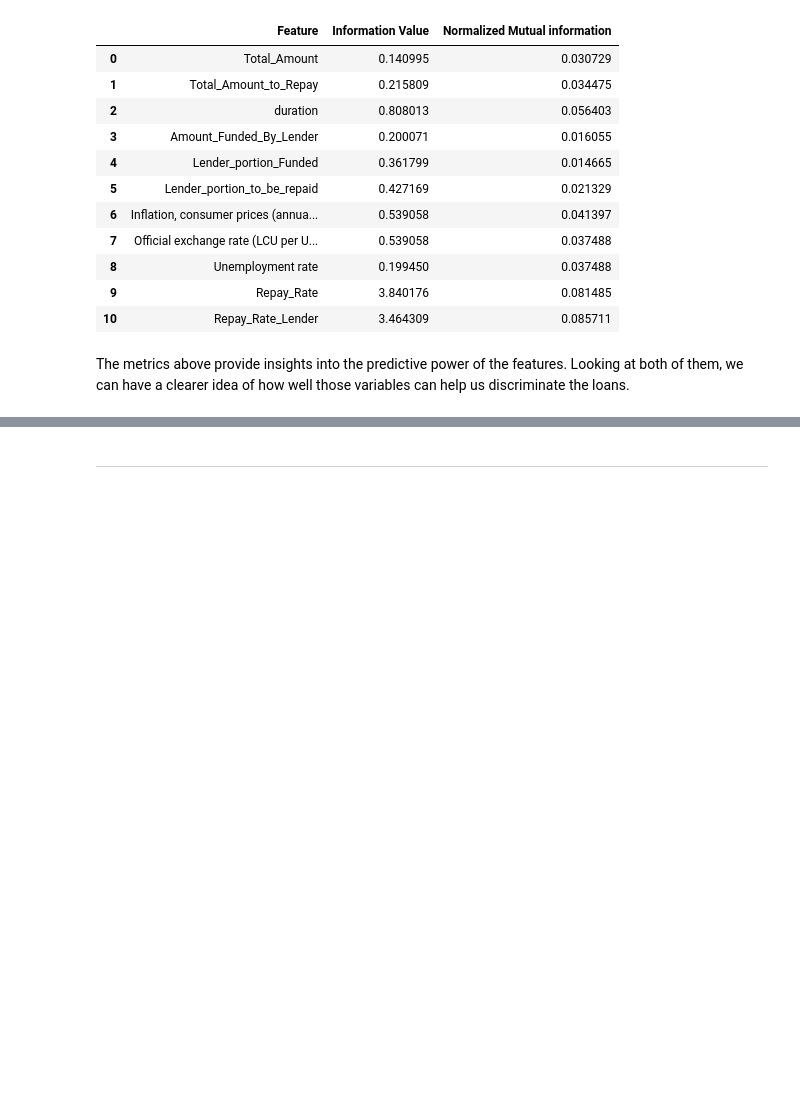
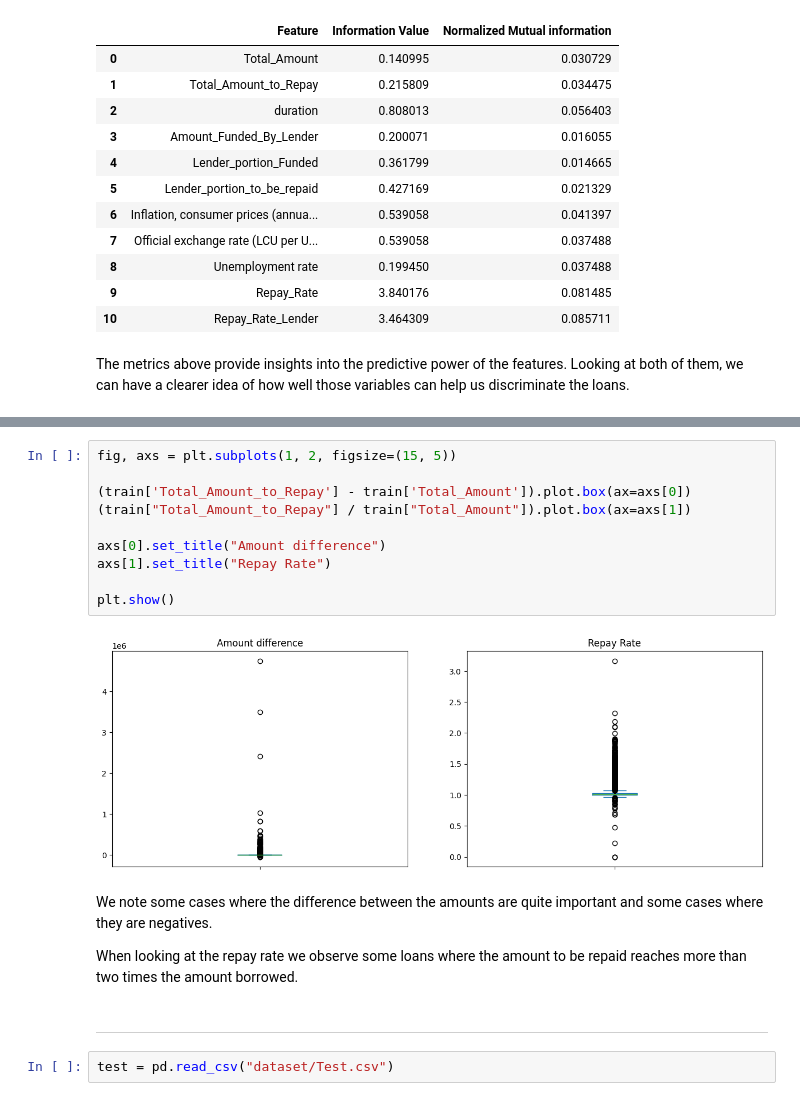
Before and after one commit to Toavina00/Zindi-credit-scoring, a Jupyter notebook: credit-scoring-EDA.ipynb, the cells around one changed output, grey strips where cells are left out. Drawn from its saved outputs; the diff is of its cells as text; blank space fills up the shorter version.

```diff
--- a/credit-scoring-EDA.ipynb
+++ b/credit-scoring-EDA.ipynb
@@ -367,2 +390,20 @@ The metrics above provide insights into the predictive power of the features. Lo
+# %%
+fig, axs = plt.subplots(1, 2, figsize=(15, 5))
+
+(train['Total_Amount_to_Repay'] - train['Total_Amount']).plot.box(ax=axs[0])
+(train["Total_Amount_to_Repay"] / train["Total_Amount"]).plot.box(ax=axs[1])
+
+axs[0].set_title("Amount difference")
+axs[1].set_title("Repay Rate")
+
+plt.show()
+# %% [output]
+[figure, added]
+# %% [markdown]
+We note some cases where the difference between the amounts are quite important and some cases where they are negatives.
+
+When looking at the repay rate we observe some loans where the amount to be repaid reaches more than two times the amount borrowed.
 # %% [markdown]
 ---
+# %%
+test = pd.read_csv("dataset/Test.csv")
```
Also changed, not shown: parts of 9 cells of this notebook.
